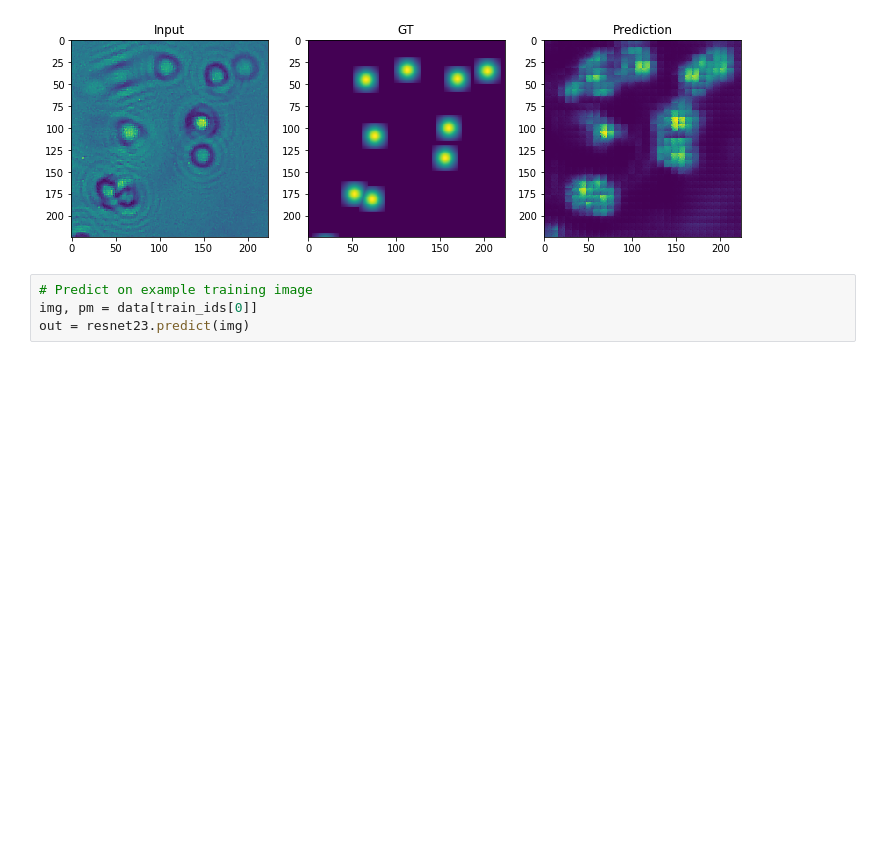
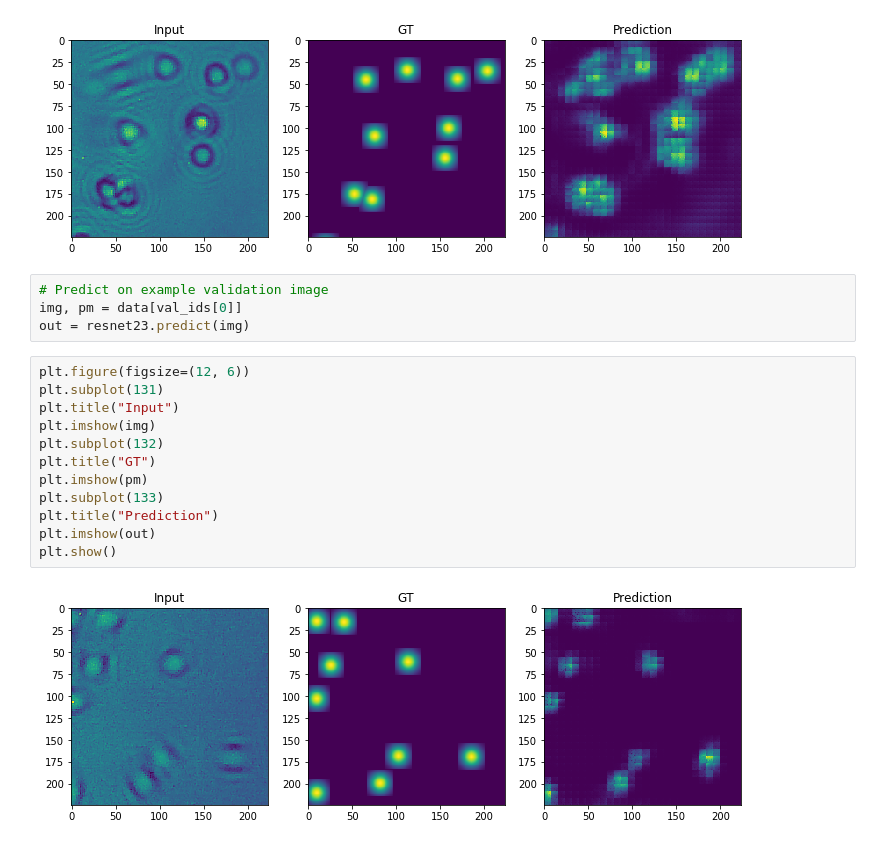
Before and after one commit to NabJa/single_cell_tracking, a Jupyter notebook: src/mlt_detection/resnet23_training.ipynb, the cells around one changed output. Cells and saved outputs as stored; diff of their text form; blank space fills up the shorter version.

Commit message:
Update ResNet23 prediction example

```diff
--- a/src/mlt_detection/resnet23_training.ipynb
+++ b/src/mlt_detection/resnet23_training.ipynb
@@ -87,6 +87,20 @@ plt.show()
 # %% [output]
 [figure]
 # %%
-# Predict on example training image
-img, pm = data[train_ids[0]]
+# Predict on example validation image
+img, pm = data[val_ids[0]]
 out = resnet23.predict(img)
+# %%
+plt.figure(figsize=(12, 6))
+plt.subplot(131)
+plt.title("Input")
+plt.imshow(img)
+plt.subplot(132)
+plt.title("GT")
+plt.imshow(pm)
+plt.subplot(133)
+plt.title("Prediction")
+plt.imshow(out)
+plt.show()
+# %% [output]
+[figure, added]
```
